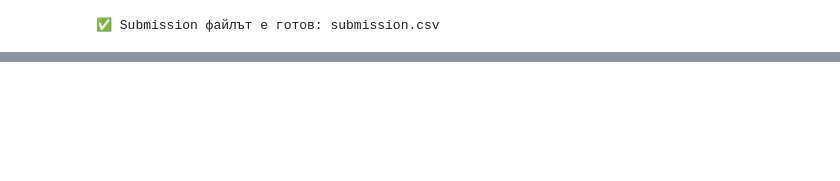
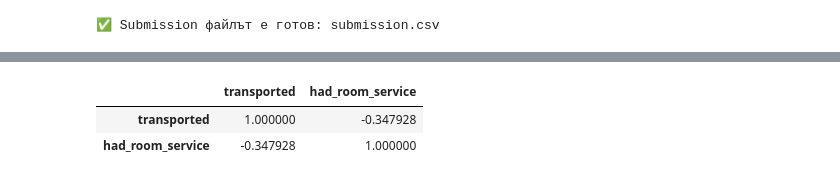
Before and after one commit to plamensve/SPACESHIP_TITANIC, a Jupyter notebook: notebooks/svm.ipynb, the cells around one changed output, grey strips where cells are left out. Saved outputs shown, nothing was run; the diff lists cells and outputs as text; code cells hidden in the pictures; blank space fills up the shorter version.

```diff
--- a/notebooks/svm.ipynb
+++ b/notebooks/svm.ipynb
@@ -186,0 +261,6 @@ pd.DataFrame({'feature': X.columns, 'importance': importances}).sort_values(by='
+# %%
+data[['transported', 'had_room_service']].corr()
+# %% [output]
+|  | transported | had_room_service |
+| transported | 1.000000 | -0.347928 |
+| had_room_service | -0.347928 | 1.000000 |
```
Also changed, not shown: parts of 16 cells of this notebook, 5 other files.
